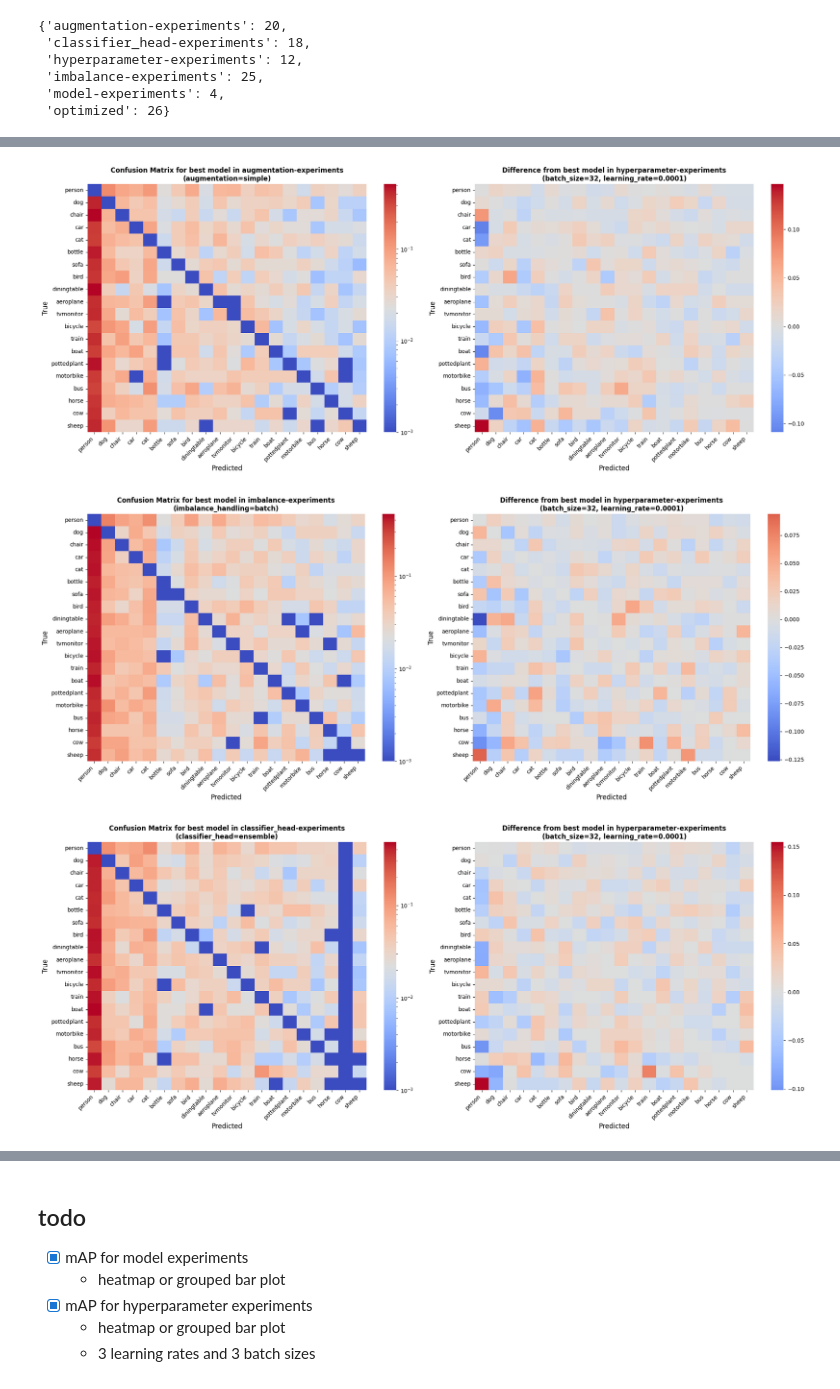
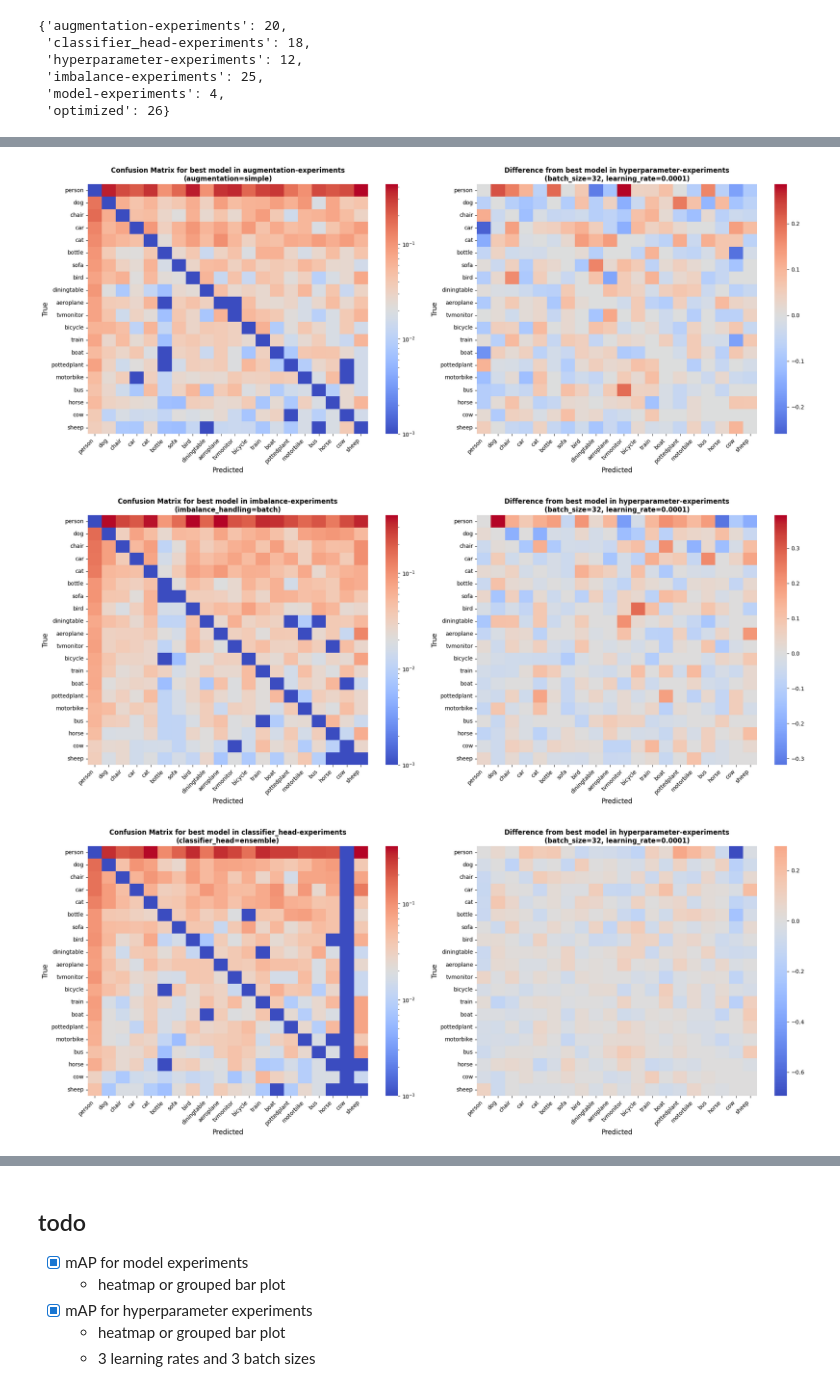
Before and after one commit to ZachParent/mai-object-recognition, a Jupyter notebook: practicals/p1/notes/1.1_results_analysis.ipynb, the cells around one changed output, grey strips where cells are left out. Saved outputs shown, nothing was run; the diff lists cells and outputs as text; code cells hidden in the pictures.

```diff
--- a/practicals/p1/notes/1.1_results_analysis.ipynb
+++ b/practicals/p1/notes/1.1_results_analysis.ipynb
@@ -381,11 +381,7 @@ def create_confusion_matrix(true, predicted):
                               columns=VOC_CLASSES.keys())
     confusion_df = confusion_df.loc[labels_in_order_of_true_positives, labels_in_order_of_true_positives]
 
-    # Normalize and add small constant to avoid log(0)
-    confusion_df_norm = confusion_df.div(confusion_df.sum(axis=1), axis=0)
-    confusion_df_norm += 0.001
-
-    return confusion_df_norm
+    return confusion_df
 
 # Sort models by experiment ID
 
@@ -407,33 +403,38 @@ for prev_exp_set, curr_exp_set in comparison_pairs:
     curr_conf = create_confusion_matrix(true, curr_predictions)
     prev_conf = create_confusion_matrix(true, prev_predictions)
 
-    # Calculate difference
+    # Calculate difference before normalizing
     diff_conf = curr_conf - prev_conf
+
+    # Normalize and add small constant to avoid log(0)
+    curr_conf_norm = curr_conf.div(curr_conf.sum(axis=1), axis=1) + 0.001
+    prev_conf_norm = prev_conf.div(prev_conf.sum(axis=1), axis=1) + 0.001
+    diff_conf_norm = diff_conf.div(abs(diff_conf).sum(axis=1).replace(0, float('inf')), axis=1)
 
     # Plot side by side
     fig, (ax1, ax2) = plt.subplots(1, 2, figsize=(20, 8))
 
     # Current model confusion matrix
-    sns.heatmap(curr_conf,
-                xticklabels=curr_conf.columns,
-                yticklabels=curr_conf.columns,
+    sns.heatmap(curr_conf_norm,
+                xticklabels=curr_conf_norm.columns,
+                yticklabels=curr_conf_norm.columns,
                 norm=LogNorm(),
                 cmap='coolwarm',
                 ax=ax1)
-    ax1.set_xticklabels(curr_conf.columns, rotation=45, ha='right')
+    ax1.set_xticklabels(curr_conf_norm.columns, rotation=45, ha='right')
     ax1.set_title(f'Confusion Matrix for best model in {curr_exp_set}\n({all_results.loc[curr_model_id]["title"]})',
                     fontsize=12, fontweight='bold')
     ax1.set_xlabel('Predicted', fontsize=12)
     ax1.set_ylabel('True', fontsize=12)
 
     # Difference plot
-    sns.heatmap(diff_conf,
-                xticklabels=diff_conf.columns,
-                yticklabels=diff_conf.columns,
+    sns.heatmap(diff_conf_norm,
+                xticklabels=diff_conf_norm.columns,
+                yticklabels=diff_conf_norm.columns,
                 center=0,
                 cmap='coolwarm',
                 ax=ax2)
-    ax2.set_xticklabels(diff_conf.columns, rotation=45, ha='right')
+    ax2.set_xticklabels(diff_conf_norm.columns, rotation=45, ha='right')
     ax2.set_title(f'Difference from best model in {prev_exp_set}\n({all_results.loc[prev_model_id]["title"]})',
                     fontsize=12, fontweight='bold')
     ax2.set_xlabel('Predicted', fontsize=12)
@@ -447,3 +448,3 @@ for prev_exp_set, curr_exp_set in comparison_pairs:
-[figure, old version]
+[figure, new version]
-[figure, old version]
+[figure, new version]
-[figure, old version]
+[figure, new version]
```
Also changed, not shown: parts of 1 cell of this notebook, 5 other files.
